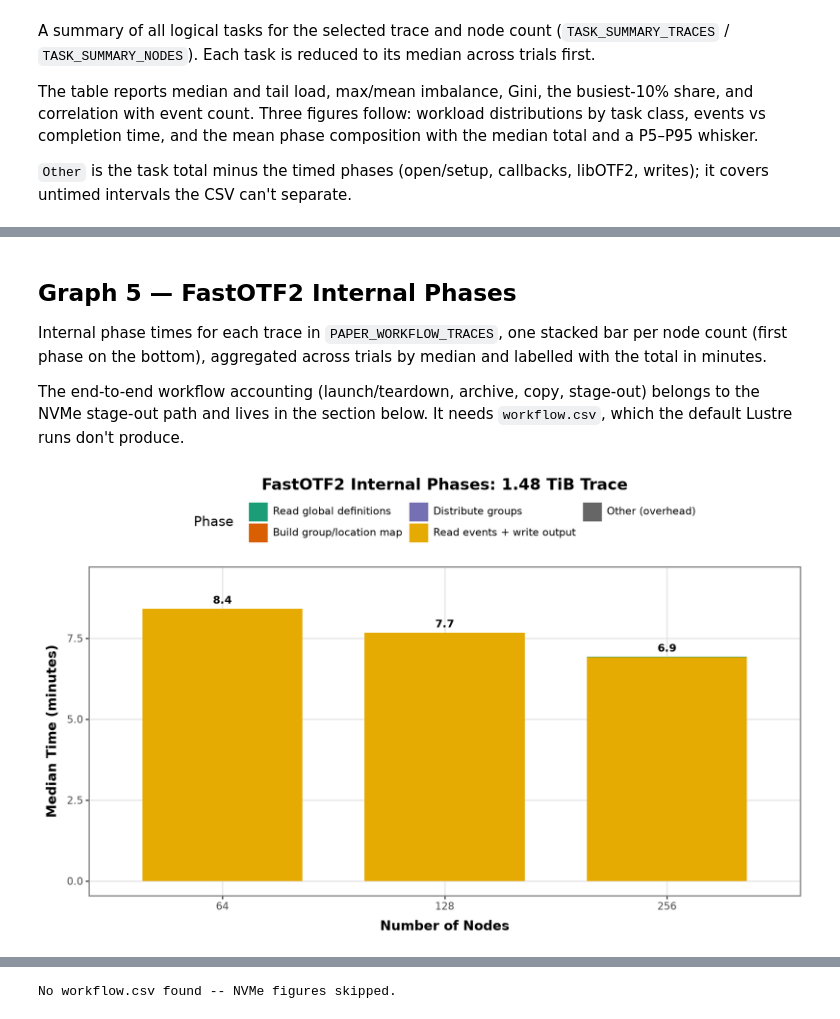
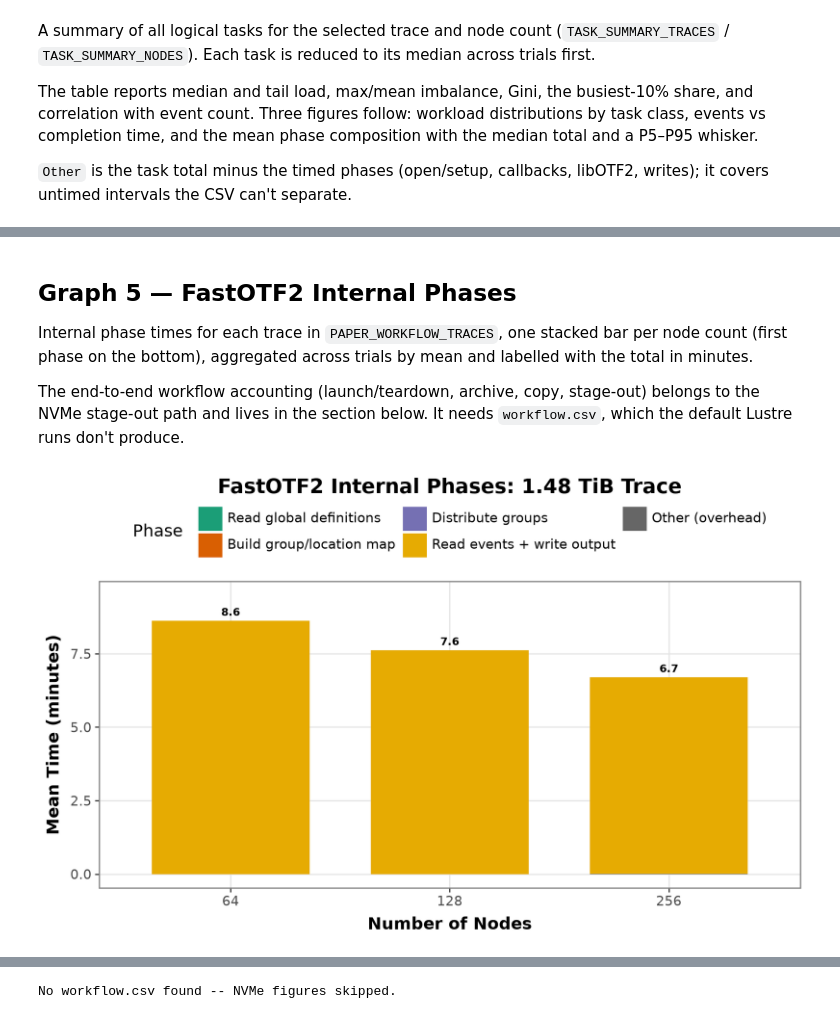
Before and after one commit to hpc-ai-adv-dev/fastotf2, a Jupyter notebook: workflows/scaling/converter-scaling-new.ipynb, the cells around one changed output, grey strips where cells are left out. Saved outputs shown, nothing was run; the diff lists cells and outputs as text; code cells hidden in the pictures.

Commit message:
Change medians to mean in graphs
Signed-off-by: Shreyas Khandekar <60454060+ShreyasKhandekar@users.noreply.github.com>

```diff
--- a/workflows/scaling/converter-scaling-new.ipynb
+++ b/workflows/scaling/converter-scaling-new.ipynb
@@ -1043,7 +1043,7 @@ import workflows  # noqa: F401 -- used by Graph 6 (measure_trace_sizes_gib)
 # tag   -> a previous run's tag, e.g. "run_20260714_101500"
 # path  -> a full path to a run folder or its timings/ folder.
 # A tag or relative path is looked up under out/, then analysis-data/.
-ANALYZE_RUN = "fastotf2/workflows/scaling/analysis-data/frontier/converter/run_20260717_215056"
+ANALYZE_RUN = "/lustre/orion/csc688/scratch/shreyask/fastotf2/workflows/scaling/analysis-data/frontier/converter/run_20260717_215056"
 
 # Read the small SAMPLE run's timings (timings_sample/) or the full sweep's (timings/)?
 ANALYZE_SAMPLE = globals().get("SAMPLE_RUN", False)
@@ -1625,7 +1623,7 @@ TASK_SUMMARY_NODES = {384: 128, 32: 64}
 
 CLASS_COLORS = {"Regular": DARK2[0], "Metric-heavy": DARK2[1]}
 
-# "Other" is the remainder so the phases sum to each task's median total.
+# "Other" is the remainder so the phases sum to each task's mean total.
 TASK_PHASES = [
     "Open + setup", "Enter + leave callbacks", "Metric callbacks", "libOTF2",
     "Write callgraph", "Write metrics", "Other",
@@ -1650,8 +1648,8 @@ def _gini(values):
     return 2 * np.dot(ranks, values) / (values.size * values.sum()) - (values.size + 1) / values.size
 
 
-def _task_medians(traced_nodes, nl):
-    """One row per logical task, timings taken as the median across trials."""
+def _task_means(traced_nodes, nl):
+    """One row per logical task, timings taken as the mean across trials."""
     raw = df_tasks[(df_tasks["traced_nodes"] == traced_nodes) & (df_tasks["nl"] == nl)].copy()
     if raw.empty:
         return raw, 0
@@ -1666,7 +1664,7 @@ def _task_medians(traced_nodes, nl):
     displayed = [phase for phase in TASK_PHASES if phase != "Other"]
     value_cols = ["Locations", "Events", "Total (s)", *displayed]
     trial_count = int(raw["trial"].nunique()) if "trial" in raw else 1
-    tasks = raw.groupby(["Locale", "Task"], as_index=False)[value_cols].median()
+    tasks = raw.groupby(["Locale", "Task"], as_index=False)[value_cols].mean()
     tasks["Other"] = (tasks["Total (s)"] - tasks[displayed].sum(axis=1)).clip(lower=0)
     tasks["Measured read"] = (tasks["Enter + leave callbacks"] +
                               tasks["Metric callbacks"] + tasks["libOTF2"])
@@ -1711,7 +1709,7 @@ def _imbalance_table(tasks, traced_nodes, nl):
 
 def _figure_context(traced_nodes, nl, tasks, trial_count):
     return (f"{size_label(traced_nodes)} trace, {nl} nodes; {len(tasks):,} logical tasks; "
-            f"median across {trial_count} trial{'s' if trial_count != 1 else ''}")
+            f"mean across {trial_count} trial{'s' if trial_count != 1 else ''}")
 
 
 def _plot_workload_distributions(tasks, traced_nodes, nl, trial_count):
@@ -1840,7 +1838,7 @@ else:
         if nl is None:
             nl = int(trace_rows["nl"].max())
             print(f"No TASK_SUMMARY_NODES entry for trace {traced_nodes}; using nl={nl}.")
-        tasks, trial_count = _task_medians(traced_nodes, nl)
+        tasks, trial_count = _task_means(traced_nodes, nl)
         if tasks.empty:
             choices = sorted(int(v) for v in trace_rows["nl"].unique())
             print(f"Trace {traced_nodes} has no nl={nl} task data; available node counts: {choices}.")
@@ -1852,7 +1850,7 @@ else:
         print("No selected task-summary configurations are available.")
     else:
         task_summary = pd.concat(summaries, ignore_index=True)
-        print("Task-load summary (one row per metric; timings use per-task medians across trials):")
+        print("Task-load summary (one row per metric; timings use per-task means across trials):")
         display(task_summary.style.format({
             "Median": "{:,.2f}", "P95": "{:,.2f}", "P95 / median": "{:.2f}x",
             "Max / mean": "{:.2f}x", "Gini": "{:.3f}", "Top 10% share": "{:.1%}",
@@ -1891,7 +1875,7 @@ Task-load summary (one row per metric; timings use per-task medians across trial
 ## Graph 5 — FastOTF2 Internal Phases
 
 Internal phase times for each trace in `PAPER_WORKFLOW_TRACES`, one stacked bar per node count
-(first phase on the bottom), aggregated across trials by median and labelled with the total in
+(first phase on the bottom), aggregated across trials by mean and labelled with the total in
 minutes.
 
 The end-to-end workflow accounting (launch/teardown, archive, copy, stage-out) belongs to the
@@ -1908,46 +1892,46 @@ INTERNAL_PHASE_COLORS = {
 }
 
 
 def plot_internal_phases(traced_nodes):
-    """Stacked internal-phase medians for one trace, one bar per node count."""
+    """Stacked internal-phase means for one trace, one bar per node count."""
     rows = df_phases[
         (df_phases["traced_nodes"] == traced_nodes) & (df_phases["phase"] != "Total")
     ].copy()
     if rows.empty:
         print(f"Trace {traced_nodes}: no completed phase data yet; skipping.")
         return None
 
-    med = rows.groupby(["nl", "phase"])["time"].median().reset_index()
-    present = [phase for phase in INTERNAL_PHASE_ORDER if phase in set(med["phase"])]
-    med = med[med["phase"].isin(present)].copy()
-    med["minutes"] = med["time"] / SEC_PER_MIN
-    nodes = sorted(int(n) for n in med["nl"].unique())
+    means = rows.groupby(["nl", "phase"])["time"].mean().reset_index()
+    present = [phase for phase in INTERNAL_PHASE_ORDER if phase in set(means["phase"])]
+    means = means[means["phase"].isin(present)].copy()
+    means["minutes"] = means["time"] / SEC_PER_MIN
+    nodes = sorted(int(n) for n in means["nl"].unique())
     node_cats = [str(n) for n in nodes]
-    med["phase"] = pd.Categorical(med["phase"], categories=list(reversed(present)), ordered=True)
-    med["nl"] = pd.Categorical(med["nl"].astype(int).astype(str), categories=node_cats,
-                               ordered=True)
-    totals = med.groupby("nl", observed=True)["minutes"].sum().reset_index()
+    means["phase"] = pd.Categorical(means["phase"], categories=list(reversed(present)), ordered=True)
+    means["nl"] = pd.Categorical(means["nl"].astype(int).astype(str), categories=node_cats,
+                                 ordered=True)
+    totals = means.groupby("nl", observed=True)["minutes"].sum().reset_index()
 
-    return (ggplot(med, aes("nl", "minutes", fill="phase"))
+    return (ggplot(means, aes("nl", "minutes", fill="phase"))
             + geom_col(position=position_stack(reverse=True), width=0.72)
             + geom_text(totals, aes("nl", "minutes", label="minutes"), inherit_aes=False,
                         va="bottom", nudge_y=float(totals["minutes"].max()) * 0.01,
                         format_string="{:.1f}", size=VALUE_LABEL_FONT_SIZE - 1, fontweight="bold")
             + scale_fill_manual(values=INTERNAL_PHASE_COLORS, breaks=present)
             + guides(fill=guide_legend(nrow=2))
             + expand_limits(y=float(totals["minutes"].max()) * 1.10)
             + labs(title=f"FastOTF2 Internal Phases: {size_label(traced_nodes)} Trace",
-                   x="Number of Nodes", y="Median Time (minutes)", fill="Phase")
+                   x="Number of Nodes", y="Mean Time (minutes)", fill="Phase")
             + theme_pub(9, 5.5))
 
 
 for traced_nodes in PAPER_WORKFLOW_TRACES:
     _fig = plot_internal_phases(traced_nodes)
     if _fig is not None:
         display(_fig)
         _maybe_save(_fig, f"g5_internal_phases_s{traced_nodes}")
 # %% [output]
-[figure, old version]
+[figure, new version]
 # %% [markdown]
 ## NVMe stage-out
 
```
Also changed, not shown: parts of 10 cells of this notebook, 6 other files.
